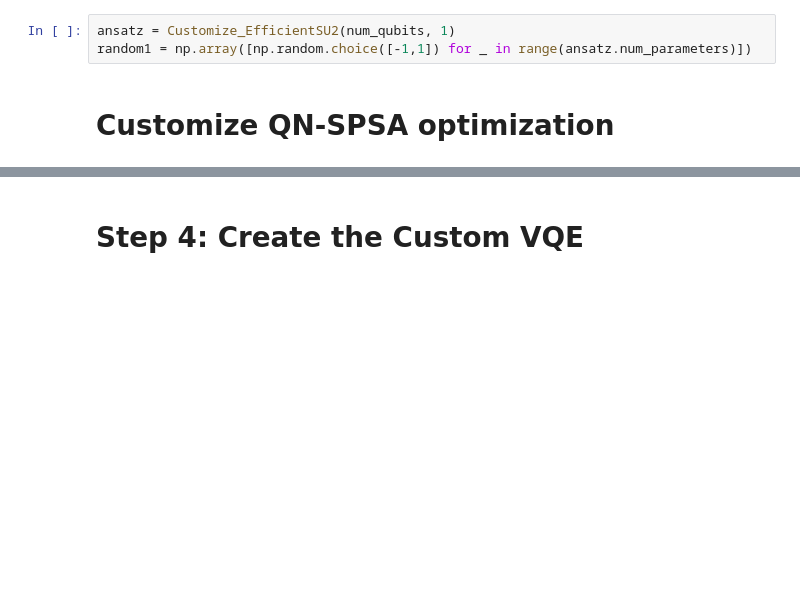
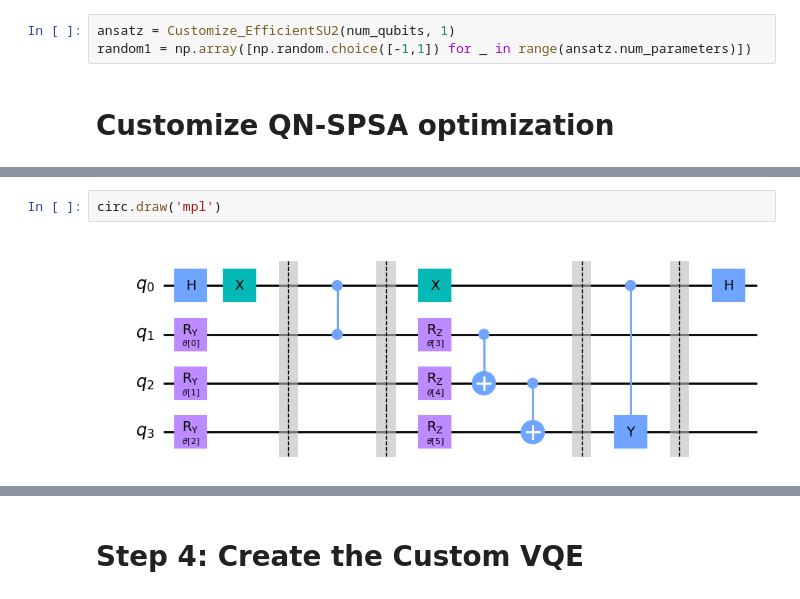
Before and after one commit to nguyenvulinh666/Variational-Quantum-EigeinSolver, a Jupyter notebook: Complete_VQE.ipynb, the cells around one changed output, grey strips where cells are left out. Drawn from its saved outputs; the diff is of its cells as text; blank space fills up the shorter version.

```diff
--- a/Complete_VQE.ipynb
+++ b/Complete_VQE.ipynb
@@ -1095,0 +1565,4 @@ a = np.identity(2)
+# %%
+circ.draw('mpl')
+# %% [output]
+[figure, added]
```
Also changed, not shown: parts of 40 cells of this notebook.
